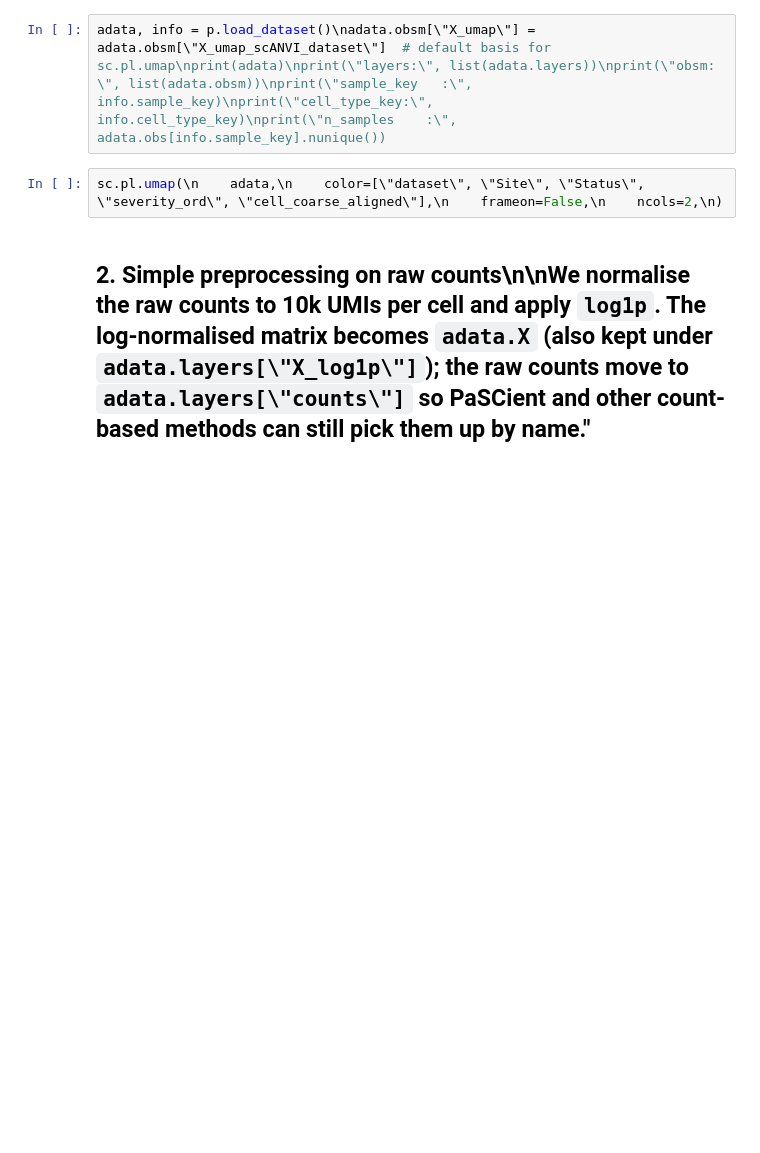
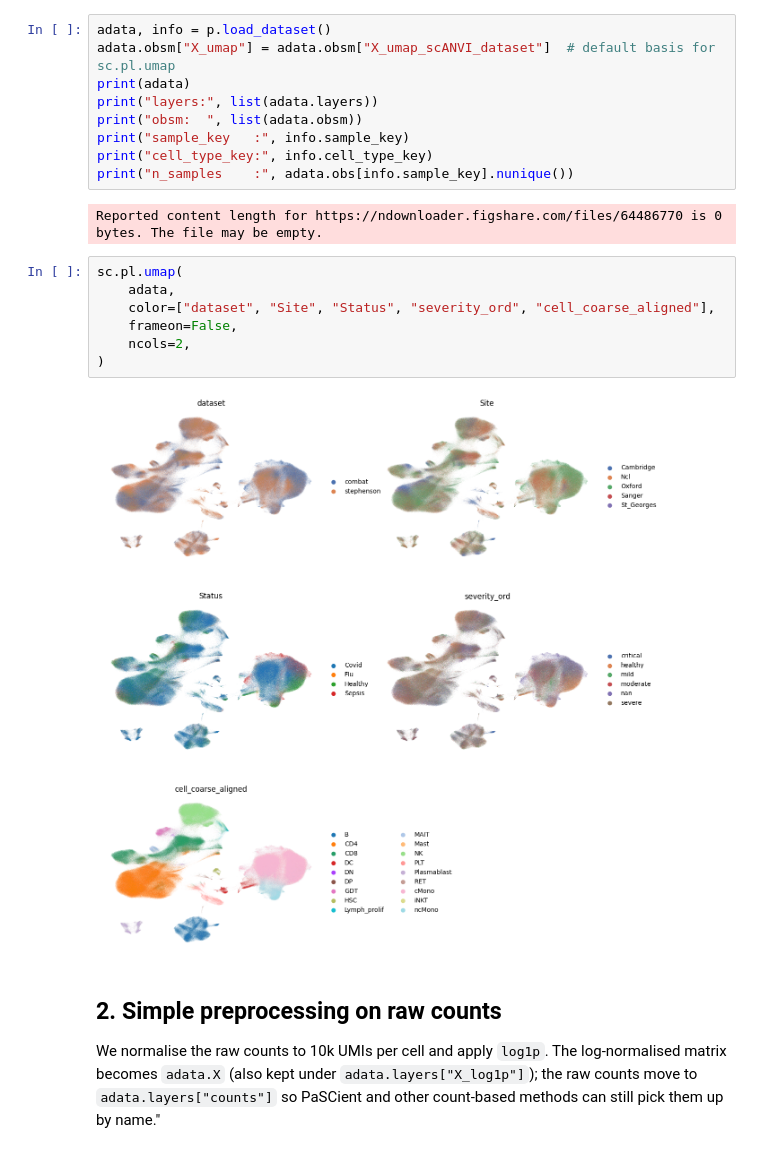
Before and after one commit to lueckenlab/patpy_tutorials, a Jupyter notebook: stephenson_combat_integration.ipynb, the cells around one changed output. Saved outputs shown, nothing was run; the diff lists cells and outputs as text; blank space fills up the shorter version.

```diff
--- a/stephenson_combat_integration.ipynb
+++ b/stephenson_combat_integration.ipynb
@@ -9,7 +69,25 @@ import sys\nfrom pathlib import Path\n\nimport anndata as ad\nimport matplotlib.
 # %%
-adata, info = p.load_dataset()\nadata.obsm[\"X_umap\"] = adata.obsm[\"X_umap_scANVI_dataset\"]  # default basis for sc.pl.umap\nprint(adata)\nprint(\"layers:\", list(adata.layers))\nprint(\"obsm:  \", list(adata.obsm))\nprint(\"sample_key   :\", info.sample_key)\nprint(\"cell_type_key:\", info.cell_type_key)\nprint(\"n_samples    :\", adata.obs[info.sample_key].nunique())
+adata, info = p.load_dataset()
+adata.obsm["X_umap"] = adata.obsm["X_umap_scANVI_dataset"]  # default basis for sc.pl.umap
+print(adata)
+print("layers:", list(adata.layers))
+print("obsm:  ", list(adata.obsm))
+print("sample_key   :", info.sample_key)
+print("cell_type_key:", info.cell_type_key)
+print("n_samples    :", adata.obs[info.sample_key].nunique())
+# %% [output]
+Reported content length for https://ndownloader.figshare.com/files/64486770 is 0 bytes. The file may be empty.
 # %%
-sc.pl.umap(\n    adata,\n    color=[\"dataset\", \"Site\", \"Status\", \"severity_ord\", \"cell_coarse_aligned\"],\n    frameon=False,\n    ncols=2,\n)
+sc.pl.umap(
+    adata,
+    color=["dataset", "Site", "Status", "severity_ord", "cell_coarse_aligned"],
+    frameon=False,
+    ncols=2,
+)
+# %% [output]
+[figure, added]
 # %% [markdown]
-## 2. Simple preprocessing on raw counts\n\nWe normalise the raw counts to 10k UMIs per cell and apply `log1p`. The log-normalised matrix becomes `adata.X` (also kept under `adata.layers[\"X_log1p\"]`); the raw counts move to `adata.layers[\"counts\"]` so PaSCient and other count-based methods can still pick them up by name."
+## 2. Simple preprocessing on raw counts
+
+We normalise the raw counts to 10k UMIs per cell and apply `log1p`. The log-normalised matrix becomes `adata.X` (also kept under `adata.layers["X_log1p"]`); the raw counts move to `adata.layers["counts"]` so PaSCient and other count-based methods can still pick them up by name."
 # %%
```
Also changed, not shown: parts of 27 cells of this notebook.
